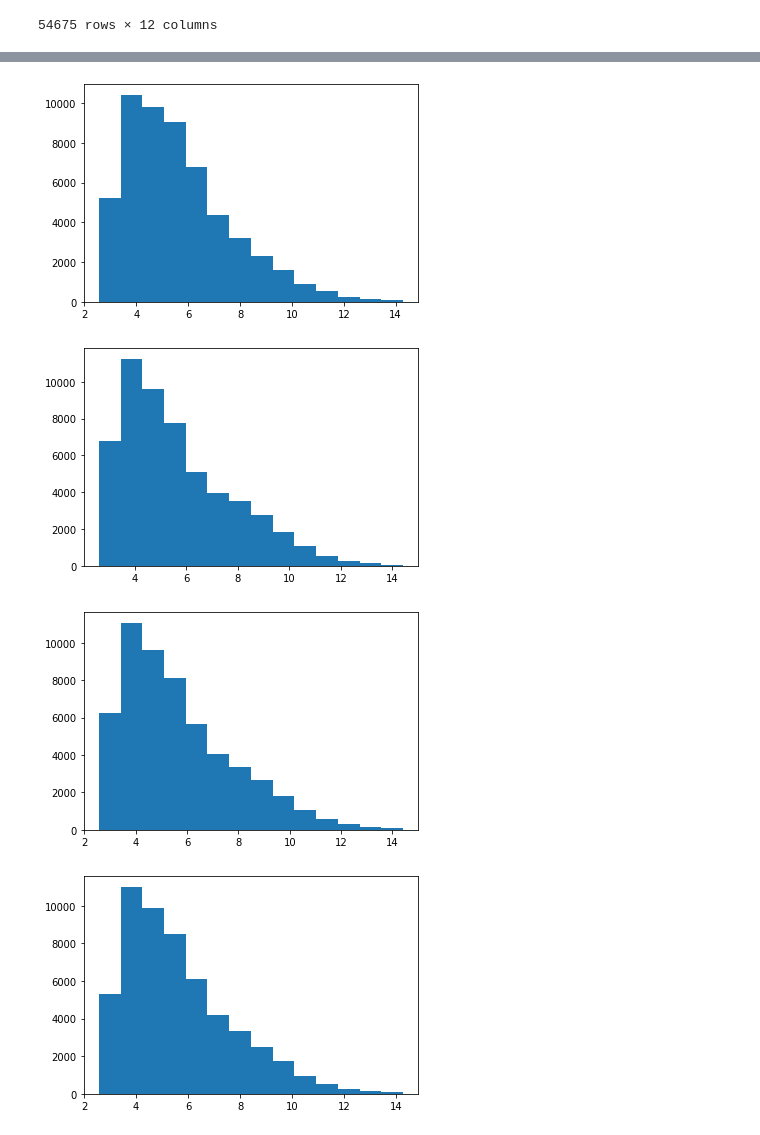
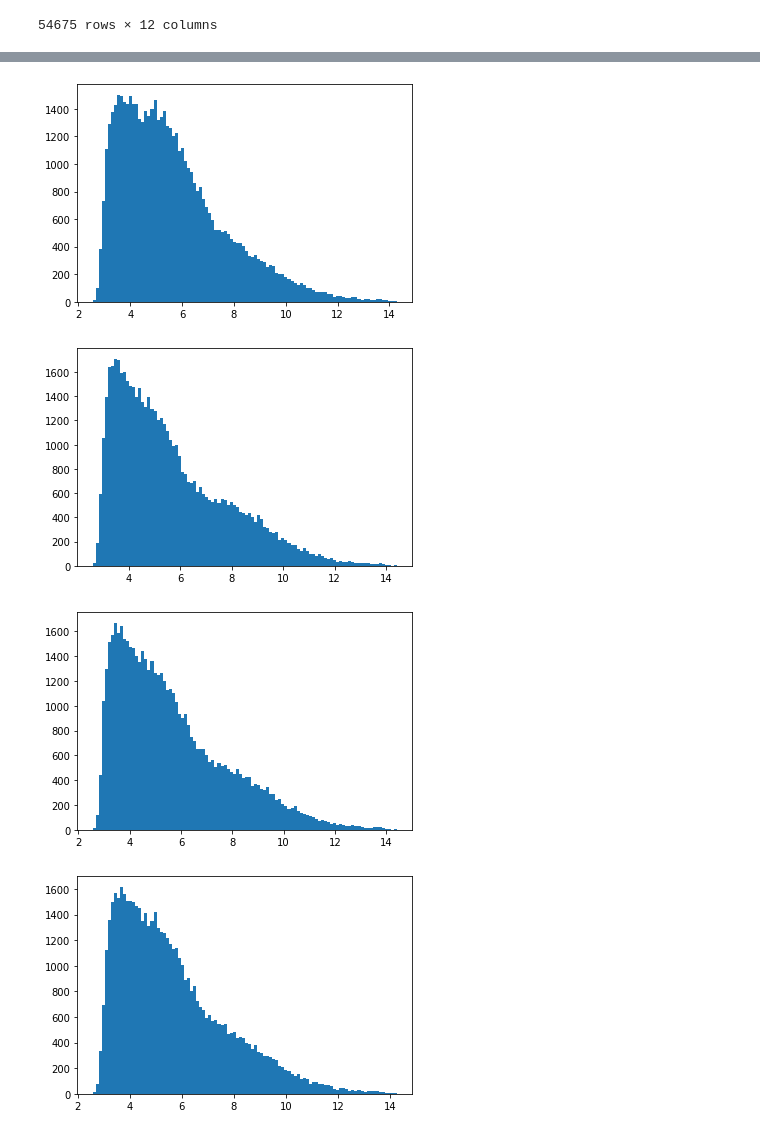
Before and after one commit to ramomar1992/bioinformatics-1-assignment-3, a Jupyter notebook: main.ipynb, the cells around one changed output, grey strips where cells are left out. Drawn from its saved outputs; the diff is of its cells as text; code cells hidden in the pictures.

Commit message:
Solves Assignment 2 With Summaries And Histograms

```diff
--- a/main.ipynb
+++ b/main.ipynb
@@ -97,11 +85,11 @@ dtype: int64
 # %%
 # task 4:
 for col in dataset_pre_processed.columns:
-  plt.hist(x = dataset_pre_processed[col], bins = 14)
+  plt.hist(x = dataset_pre_processed[col], bins = 100)
   plt.xlabel('')
   plt.show()
 # %% [output]
-[figure, old version]
+[figure, new version]
-[figure, old version]
+[figure, new version]
-[figure, old version]
+[figure, new version]
-[figure, old version]
+[figure, new version]
```
Also changed, not shown: parts of 15 cells of this notebook.
